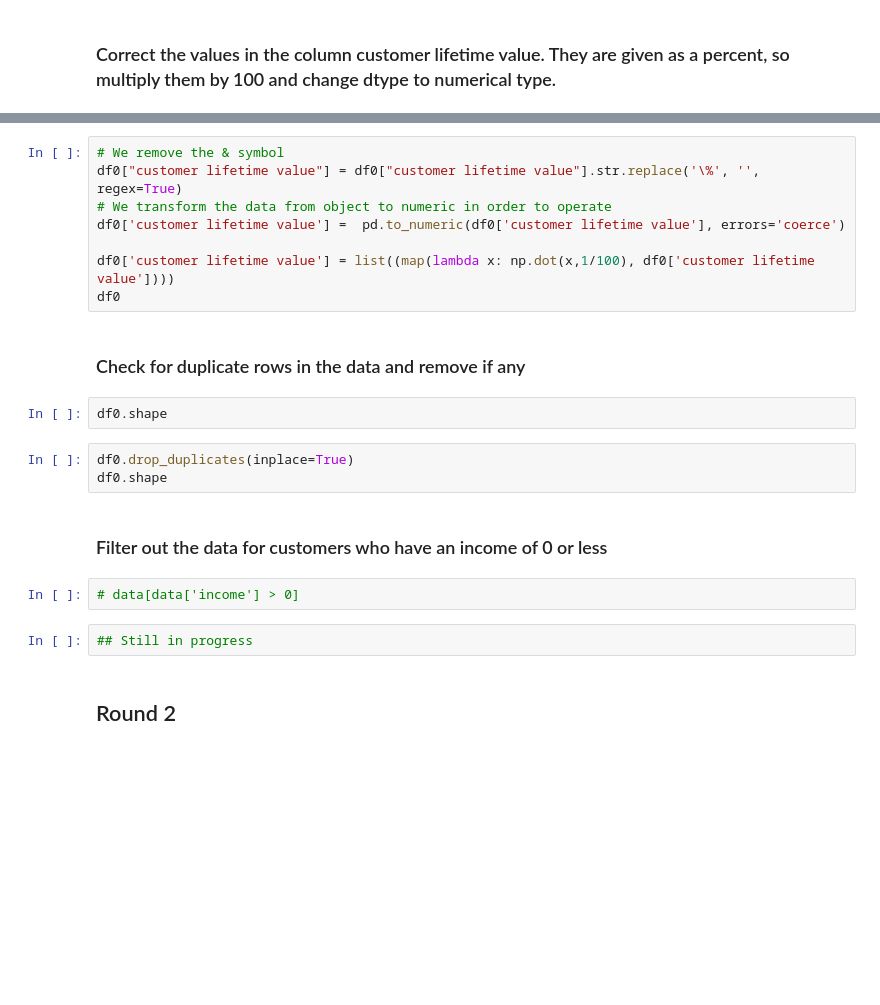
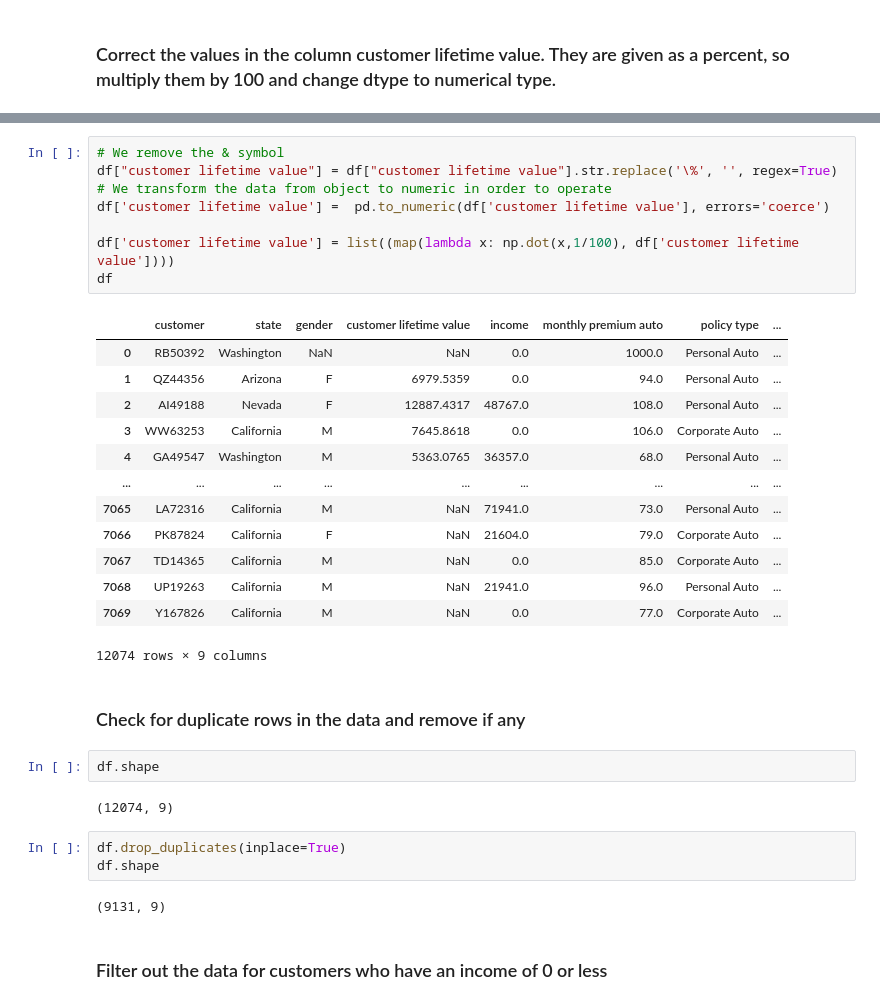
Before and after one commit to Jesus-Almansa/lab-customer-analysis-round-1, a Jupyter notebook: files_for_lab/csv_files/customer_analysis_round1.ipynb, the cells around one changed output, grey strips where cells are left out. Cells and saved outputs as stored; diff of their text form; blank space fills up the shorter version.

```diff
--- a/files_for_lab/csv_files/customer_analysis_round1.ipynb
+++ b/files_for_lab/csv_files/customer_analysis_round1.ipynb
@@ -191,23 +208,35 @@ df0.columns
 # %%
 # We remove the & symbol
-df0["customer lifetime value"] = df0["customer lifetime value"].str.replace('\%', '', regex=True)
+df["customer lifetime value"] = df["customer lifetime value"].str.replace('\%', '', regex=True)
 # We transform the data from object to numeric in order to operate
-df0['customer lifetime value'] =  pd.to_numeric(df0['customer lifetime value'], errors='coerce')
+df['customer lifetime value'] =  pd.to_numeric(df['customer lifetime value'], errors='coerce')
 
-df0['customer lifetime value'] = list((map(lambda x: np.dot(x,1/100), df0['customer lifetime value'])))
-df0
+df['customer lifetime value'] = list((map(lambda x: np.dot(x,1/100), df['customer lifetime value'])))
+df
+# %% [output]
+|  | customer | state | gender | customer lifetime value | income | monthly premium auto | policy type | ... |
+| 0 | RB50392 | Washington | NaN | NaN | 0.0 | 1000.0 | Personal Auto | ... |
+| 1 | QZ44356 | Arizona | F | 6979.5359 | 0.0 | 94.0 | Personal Auto | ... |
+| 2 | AI49188 | Nevada | F | 12887.4317 | 48767.0 | 108.0 | Personal Auto | ... |
+| 3 | WW63253 | California | M | 7645.8618 | 0.0 | 106.0 | Corporate Auto | ... |
+| 4 | GA49547 | Washington | M | 5363.0765 | 36357.0 | 68.0 | Personal Auto | ... |
+| ... | ... | ... | ... | ... | ... | ... | ... | ... |
+| 7065 | LA72316 | California | M | NaN | 71941.0 | 73.0 | Personal Auto | ... |
+| 7066 | PK87824 | California | F | NaN | 21604.0 | 79.0 | Corporate Auto | ... |
+| 7067 | TD14365 | California | M | NaN | 0.0 | 85.0 | Corporate Auto | ... |
+| 7068 | UP19263 | California | M | NaN | 21941.0 | 96.0 | Personal Auto | ... |
+| 7069 | Y167826 | California | M | NaN | 0.0 | 77.0 | Corporate Auto | ... |
+12074 rows × 9 columns
 # %% [markdown]
 ### Check for duplicate rows in the data and remove if any
 # %%
-df0.shape
+df.shape
+# %% [output]
+(12074, 9)
 # %%
-df0.drop_duplicates(inplace=True)
-df0.shape
+df.drop_duplicates(inplace=True)
+df.shape
+# %% [output]
+(9131, 9)
 # %% [markdown]
 ### Filter out the data for customers who have an income of 0 or less
-# %%
-# data[data['income'] > 0]
-# %%
-## Still in progress
-# %% [markdown]
-## Round 2
```
Also changed, not shown: parts of 4 cells of this notebook.
